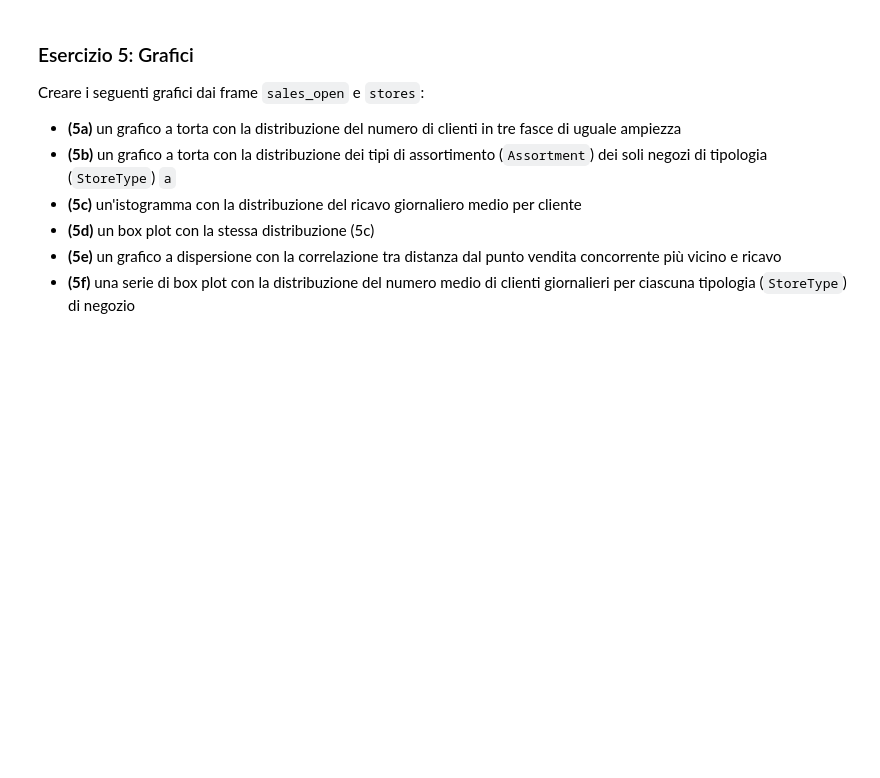
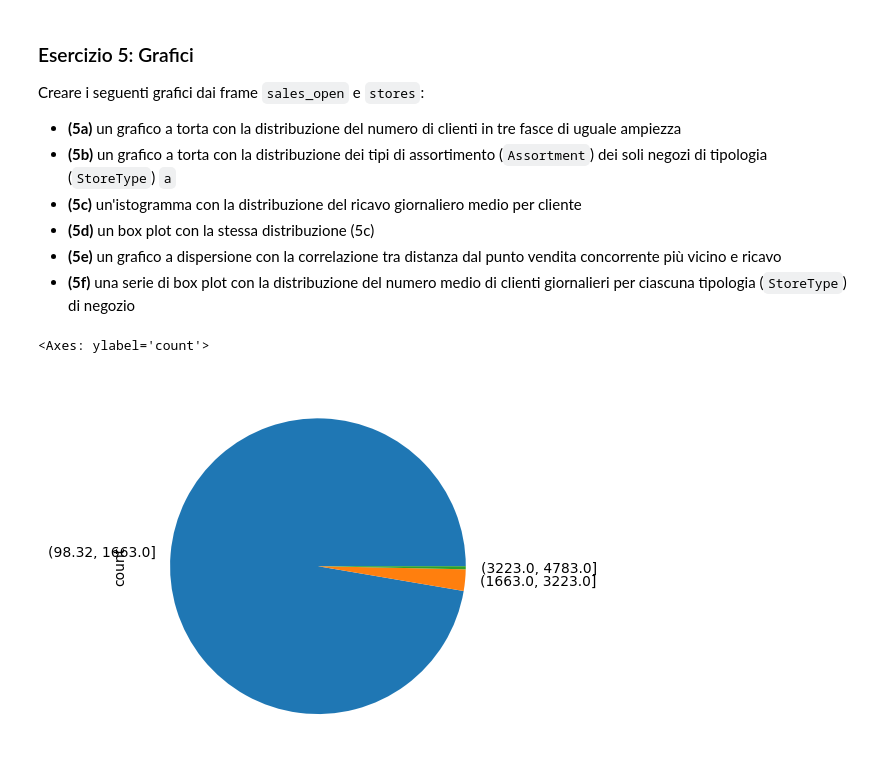
Before and after one commit to samuHouse/Data_Intensive_Lab, a Jupyter notebook: lab4/Preprocessing_e_analisi_esplorativa.nosol.ipynb, the cells around one changed output. Cells and saved outputs as stored; diff of their text form; code cells hidden in the pictures; blank space fills up the shorter version.

```diff
--- a/lab4/Preprocessing_e_analisi_esplorativa.nosol.ipynb
+++ b/lab4/Preprocessing_e_analisi_esplorativa.nosol.ipynb
@@ -995,3 +995,9 @@ Creare i seguenti grafici dai frame `sales_open` e `stores`:
 - **(5d)** un box plot con la stessa distribuzione (5c)
 - **(5e)** un grafico a dispersione con la correlazione tra distanza dal punto vendita concorrente più vicino e ricavo
 - **(5f)** una serie di box plot con la distribuzione del numero medio di clienti giornalieri per ciascuna tipologia (`StoreType`) di negozio
+# %%
+#5a
+pd.cut(sales_open["Customers"], 3).value_counts().plot.pie()
+# %% [output]
+<Axes: ylabel='count'>
+[figure, added]
```
Also changed, not shown: parts of 5 cells of this notebook.
